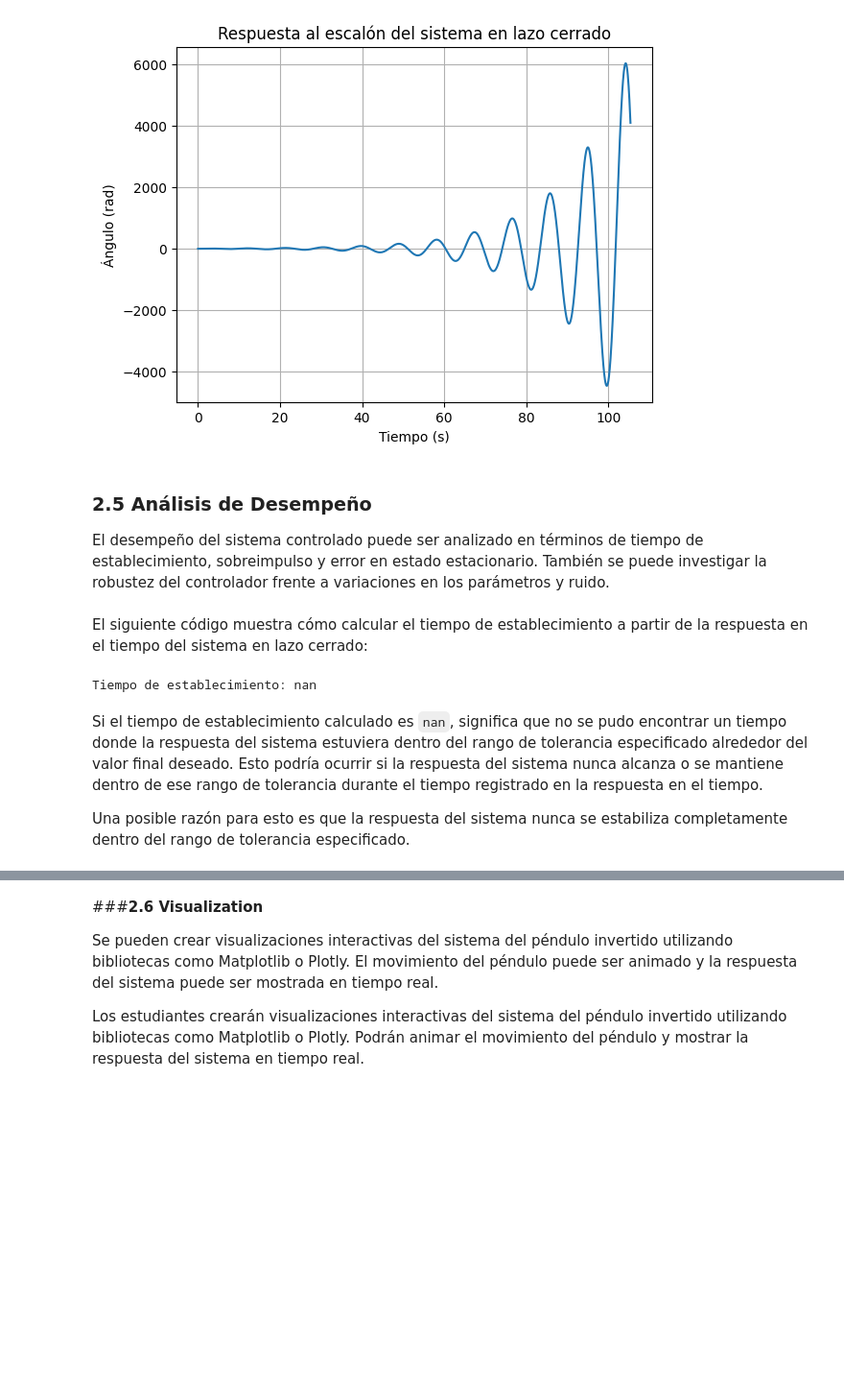
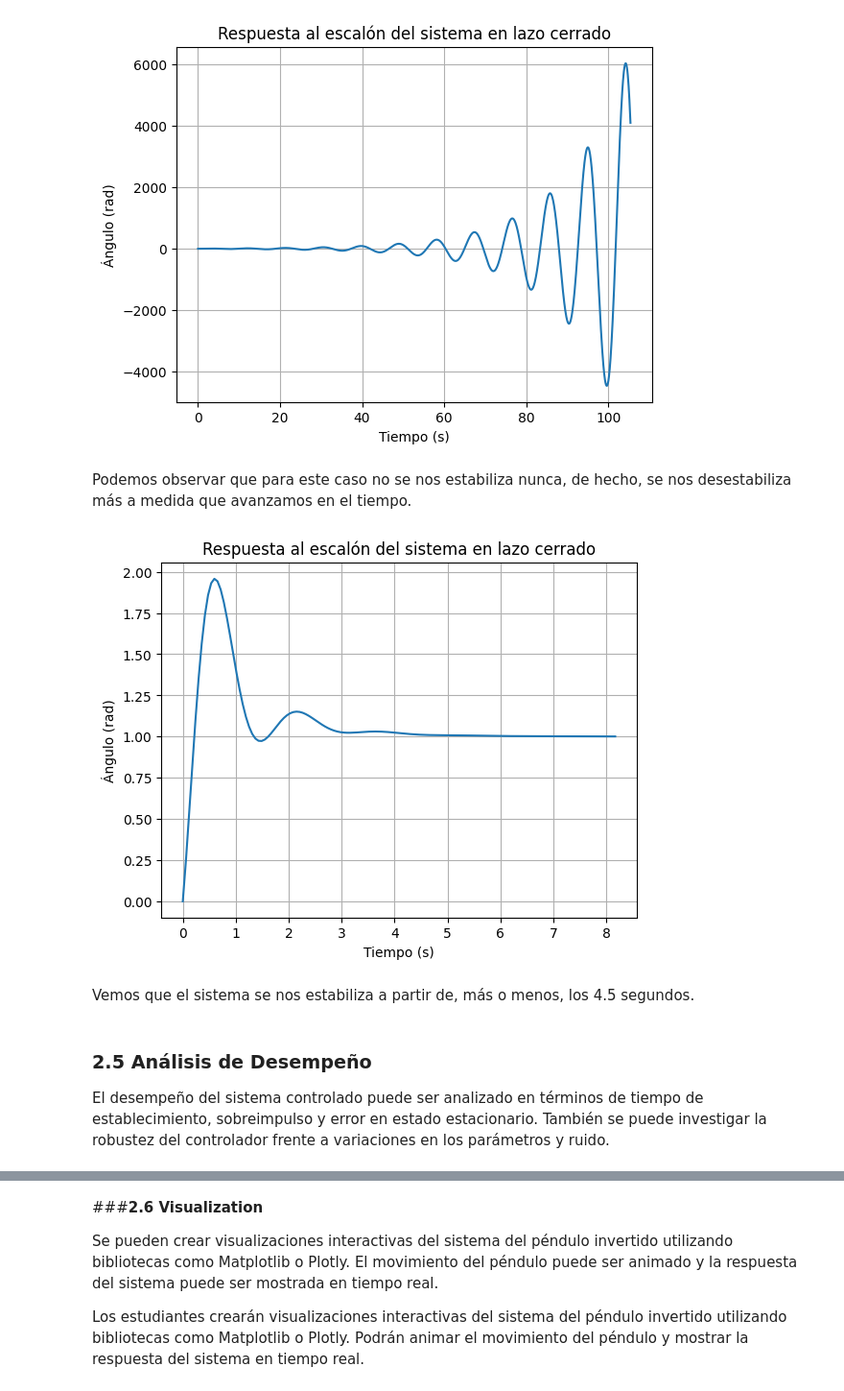
Before and after one commit to claudiaesnarrizaga/SISTEMAS-DE-CONTROL, a Jupyter notebook: PROYECTO_FINAL_SISTEMAS_DE_CONTROL.ipynb, the cells around one changed output, grey strips where cells are left out. Shown at 96% size. Saved outputs shown, nothing was run; the diff lists cells and outputs as text; code cells hidden in the pictures; blank space fills up the shorter version.

```diff
--- a/PROYECTO_FINAL_SISTEMAS_DE_CONTROL.ipynb
+++ b/PROYECTO_FINAL_SISTEMAS_DE_CONTROL.ipynb
@@ -164,3 +189,7 @@ Pu_zn = 0.5  # Período crítico
+# %%
+# Método de Ziegler-Nichols y Cohen-Coon
+Ku = 50  # Ganancia crítica
+Tu = 30  # Periodo de oscilación obtenido gráficamente
 # %% [markdown]
 Las ecuaciones utilizadas para calcular las ganancias del controlador PID (Kp, Ki, Kd) son las reglas de Ziegler-Nichols para el método de sintonización de controladores PID a partir de los parámetros obtenidos en la prueba de paso.
 
@@ -175,8 +212,9 @@ Estas ecuaciones proporcionan una configuración inicial del controlador PID que
 # %%
-# Ganancias del controlador PID según la técnica de Ziegler-Nichols
-Kp_zn = 0.6 * Ku_zn
-Ki_zn = 2 * Kp_zn / Pu_zn
-Kd_zn = Kp * Pu_zn / 8
+# Ganancias del controlador PID según la técnica de Ziegler-Nichols y Cohen-Coon
+# Ajuste de las ganancias del controlador PID
+Kp_zn = 0.6 * Ku
+Ki_zn = 0.5 * Tu
+Kd_zn = 0.125 * Tu
 
 # Imprimir los valores de las ganancias
 print("Ganancias del controlador PID (Ziegler-Nichols):")
@@ -191,7 +229,7 @@ Kd = 0.625
 # %% [markdown]
 Diseñemos nuestro controlador PID con las ganancias que nos ha proporcionado la técnica descrita anteriormente:
 # %%
-controlador_zn = ctrl.TransferFunction([Kd, Kp, Ki], [1, 0])
+controlador_zn = ctrl.TransferFunction([Kd_zn, Kp_zn, Ki_zn], [1, 0])
 print("Controlador PID:")
 print(controlador_zn)
 # %% [output]
@@ -226,33 +307,26 @@ plt.grid(True)
 plt.show()
 # %% [output]
 [figure]
+# %% [markdown]
+Podemos observar que para este caso no se nos estabiliza nunca, de hecho, se nos desestabiliza más a medida que avanzamos en el tiempo.
+# %%
+# Sistema en lazo cerrado Ziegler-Nichols
+closed_loop_zn = ctrl.feedback(G * controlador_zn)
+
+# Respuesta en el tiempo
+t_zn, y_zn = ctrl.step_response(closed_loop_zn)
+
+# Graficar
+plt.plot(t_zn, y_zn)
+plt.xlabel('Tiempo (s)')
+plt.ylabel('Ángulo (rad)')
+plt.title('Respuesta al escalón del sistema en lazo cerrado')
+plt.grid(True)
+plt.show()
+# %% [output]
+[figure, added]
+# %% [markdown]
+Vemos que el sistema se nos estabiliza a partir de, más o menos, los 4.5 segundos.
 # %% [markdown]
 ### **2.5 Análisis de Desempeño**
 El desempeño del sistema controlado puede ser analizado en términos de tiempo de establecimiento, sobreimpulso y error en estado estacionario. También se puede investigar la robustez del controlador frente a variaciones en los parámetros y ruido.
-# %% [markdown]
-El siguiente código muestra cómo calcular el tiempo de establecimiento a partir de la respuesta en el tiempo del sistema en lazo cerrado:
-# %%
-import numpy as np
-
-# Función para calcular el tiempo de establecimiento
-def settling_time(t, y, final_value, tolerance=0.02):
-    # Normalizar la respuesta para facilitar la comparación
-    y_normalized = y / final_value
-    # Encontrar el índice donde la respuesta entra dentro del rango de tolerancia
-    indices_within_tolerance = np.where(np.abs(y_normalized - 1) < tolerance)[0]
-    # Devolver el primer tiempo donde se cumple el criterio de estabilización
-    if len(indices_within_tolerance) > 0:
-        return t[indices_within_tolerance[0]]
-    else:
-        return np.nan  # Si no se encuentra, devolver NaN
-
-# Calcular el tiempo de establecimiento
-final_value = 1.0  # Valor final deseado
-settling_time_value = settling_time(t, y, final_value)
-print("Tiempo de establecimiento:", settling_time_value)
-# %% [output]
-Tiempo de establecimiento: nan
-# %% [markdown]
-Si el tiempo de establecimiento calculado es `nan`, significa que no se pudo encontrar un tiempo donde la respuesta del sistema estuviera dentro del rango de tolerancia especificado alrededor del valor final deseado. Esto podría ocurrir si la respuesta del sistema nunca alcanza o se mantiene dentro de ese rango de tolerancia durante el tiempo registrado en la respuesta en el tiempo.
-
-Una posible razón para esto es que la respuesta del sistema nunca se estabiliza completamente dentro del rango de tolerancia especificado.
```
Also changed, not shown: parts of 46 cells of this notebook.
